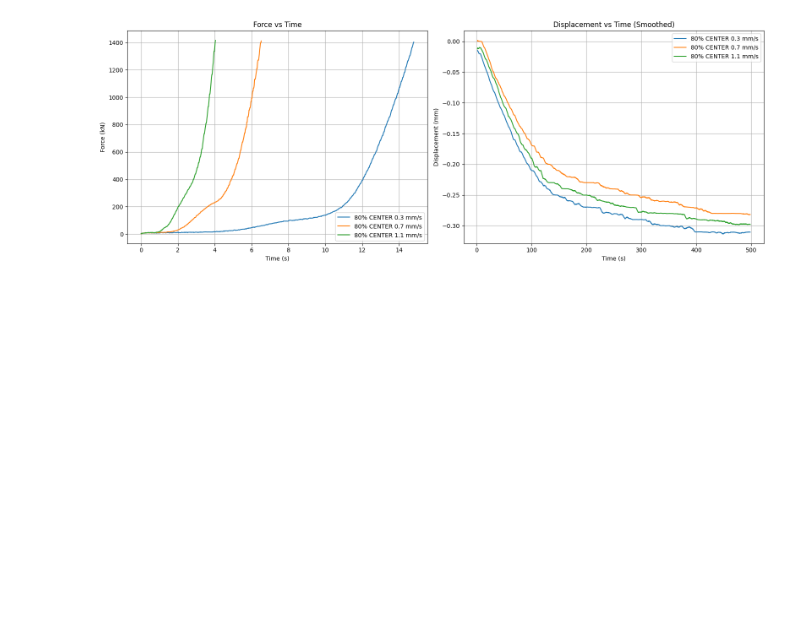
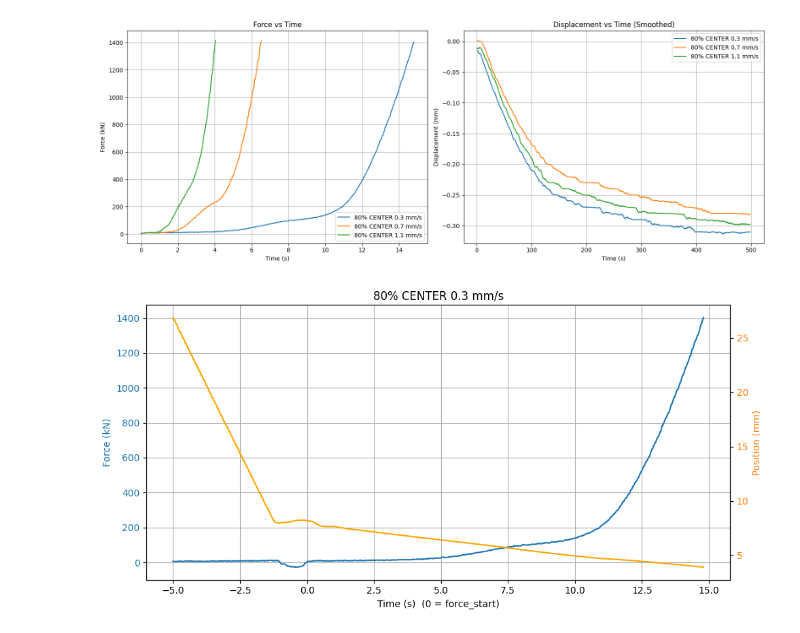
Before and after one commit to mariogov/moldflow_automation, a Jupyter notebook: data-plot.ipynb, the cells around one changed output. Saved outputs shown, nothing was run; the diff lists cells and outputs as text; code cells hidden in the pictures; blank space fills up the shorter version.

```diff
--- a/data-plot.ipynb
+++ b/data-plot.ipynb
@@ -1,3 +1,12 @@
 # %%
 import pandas as pd
 import matplotlib.pyplot as plt
+import numpy as np
+from scipy.signal import savgol_filter
+
+def get_label_from_index(custom_groups, idx):
+    for group in custom_groups:
+        for item in group:
+            if item["index"] == idx:
+                return item["label"]
+    return f"Index {idx}"
@@ -420,64 +329,95 @@ for group_idx, group in enumerate(custom_groups):
 [figure]
 # %%
 
-index = 6
+index = 10
 info = file_info[index]
-label = "60% CENTER 200 bar 0.3 mm/s"
-
+label = get_label_from_index(custom_groups, index)
 # Load data
 df = pd.read_csv(
     info["path"],
     encoding='utf-16-le',
     sep=';',
     skiprows=1,
     quotechar='"'
 )
 
 # Clean and rename
 df = df.rename(columns={
     'time': 'Time',
     'dbPr\\diIstPos': 'Pos',
     'dbPr\\diIstKraftGes': 'Force'
 })
 df = df[['Time', 'Pos', 'Force']]
 df['Pos'] = df['Pos'].astype(str).str.replace(',', '.', regex=False)
 df['Force'] = df['Force'].astype(str).str.replace(',', '.', regex=False)
 df['Pos'] = pd.to_numeric(df['Pos'], errors='coerce')
 df['Force'] = pd.to_numeric(df['Force'], errors='coerce')
 df = df[df['Time'] != 'sec']
 df['Time'] = pd.to_datetime(df['Time'], format='%d.%m.%Y %H:%M:%S.%f')
 
-# Process force
+# Force window expanded by -5 s at the start
 force_start = pd.to_datetime(info["force_start"], format='%d.%m.%Y %H:%M:%S.%f')
-force_end = pd.to_datetime(info["force_end"], format='%d.%m.%Y %H:%M:%S.%f')
-force_df = df[(df['Time'] >= force_start) & (df['Time'] <= force_end)].copy()
-force_df['Time_seconds'] = (force_df['Time'] - force_df['Time'].iloc[0]).dt.total_seconds()
+force_end   = pd.to_datetime(info["force_end"],   format='%d.%m.%Y %H:%M:%S.%f')
 
-# Process displacement
-pos_start = pd.to_datetime(info["pos_start"], format='%d.%m.%Y %H:%M:%S.%f')
-pos_end = pd.to_datetime(info["pos_end"], format='%d.%m.%Y %H:%M:%S.%f')
-pos_df = df[(df['Time'] >= pos_start) & (df['Time'] <= pos_end)].copy()
-pos_df['Time_seconds'] = (pos_df['Time'] - pos_df['Time'].iloc[0]).dt.total_seconds()
-pos_df['Displacement'] = pos_df['Pos'] - pos_df['Pos'].iloc[0]
-pos_df['Displacement_smooth'] = pos_df['Displacement'].rolling(window=200, center=True).mean()
+window_start = force_start - pd.Timedelta(seconds=5)
 
-# Plot side-by-side
-fig, axes = plt.subplots(1, 2, figsize=(14, 5))
+# Clip to available data if needed
+actual_start = max(window_start, df['Time'].min())
+actual_end   = min(force_end,   df['Time'].max())
 
-# Force plot
-axes[0].plot(force_df['Time_seconds'], force_df['Force'], color='tab:blue')
-axes[0].set_title('Force vs Time')
-axes[0].set_xlabel('Time (s)')
-axes[0].set_ylabel('Force (kN)')
-axes[0].grid(True)
+dfw = df[(df['Time'] >= actual_start) & (df['Time'] <= actual_end)].copy()
 
-# Displacement plot
-axes[1].plot(pos_df['Time_seconds'], pos_df['Displacement_smooth'], color='tab:orange')
-axes[1].set_title('Displacement vs Time (Smoothed)')
-axes[1].set_xlabel('Time (s)')
-axes[1].set_ylabel('Displacement (mm)')
-axes[1].grid(True)
+# Time zero at force_start (so pre-roll shows as negative seconds)
+dfw['Time_seconds'] = (dfw['Time'] - force_start).dt.total_seconds()
 
-plt.suptitle(label)
+# --- Plot force + position together ---
+fig, ax1 = plt.subplots(figsize=(10, 5))
+
+# Force on left y-axis
+ax1.plot(dfw['Time_seconds'], dfw['Force'], label="Force (kN)")
+ax1.set_xlabel("Time (s)  (0 = force_start)")
+ax1.set_ylabel("Force (kN)", color='tab:blue')
+ax1.tick_params(axis='y', labelcolor='tab:blue')
+ax1.grid(True)
+
+# Position on right y-axis (raw from CSV)
+ax2 = ax1.twinx()
+ax2.plot(dfw['Time_seconds'], dfw['Pos'],color='orange', label="Position (mm)")
+ax2.set_ylabel("Position (mm)", color='tab:orange')
+ax2.tick_params(axis='y', labelcolor='tab:orange')
+
+plt.title(label)
+fig.tight_layout()
+plt.show()
+
+
+
+# --- Compute speed ---
+dfw['Speed'] = np.gradient(dfw['Pos'], dfw['Time_seconds'])
+dfw['Speed_smooth'] = savgol_filter(dfw['Speed'], window_length=51, polyorder=3)
+
+# --- Find first index where smoothed speed >= 0.3 mm/s ---
+target_speed = -0.3
+idx = np.argmax(dfw['Speed_smooth'] >= target_speed)  # first occurrence
+t_cross = dfw['Time_seconds'].iloc[idx]
+s_cross = dfw['Speed_smooth'].iloc[idx]
+
+# --- Plot ---
+plt.figure(figsize=(10,5))
+plt.plot(dfw['Time_seconds'], dfw['Speed_smooth'], color='green', label="Smoothed Speed")
+plt.axhline(y=target_speed, color='red', linestyle='--', label=f"{target_speed} mm/s")
+
+# Vertical dashed line from curve down to x-axis
+plt.axvline(x=t_cross, color='gray', linestyle='--')
+plt.scatter([t_cross], [s_cross], color='black', zorder=5)  # mark crossing point
+
+# Labels and styling
+plt.xlabel("Time (s)  (0 = force_start)")
+plt.ylabel("Speed (mm/s)")
+plt.title(f"Speed vs Time (Smoothed) - {label}")
+plt.grid(True)
+plt.legend()
 plt.tight_layout()
 plt.show()
+# %% [output]
+[figure, added]
```
Also changed, not shown: parts of 4 cells of this notebook, 10 other files.
